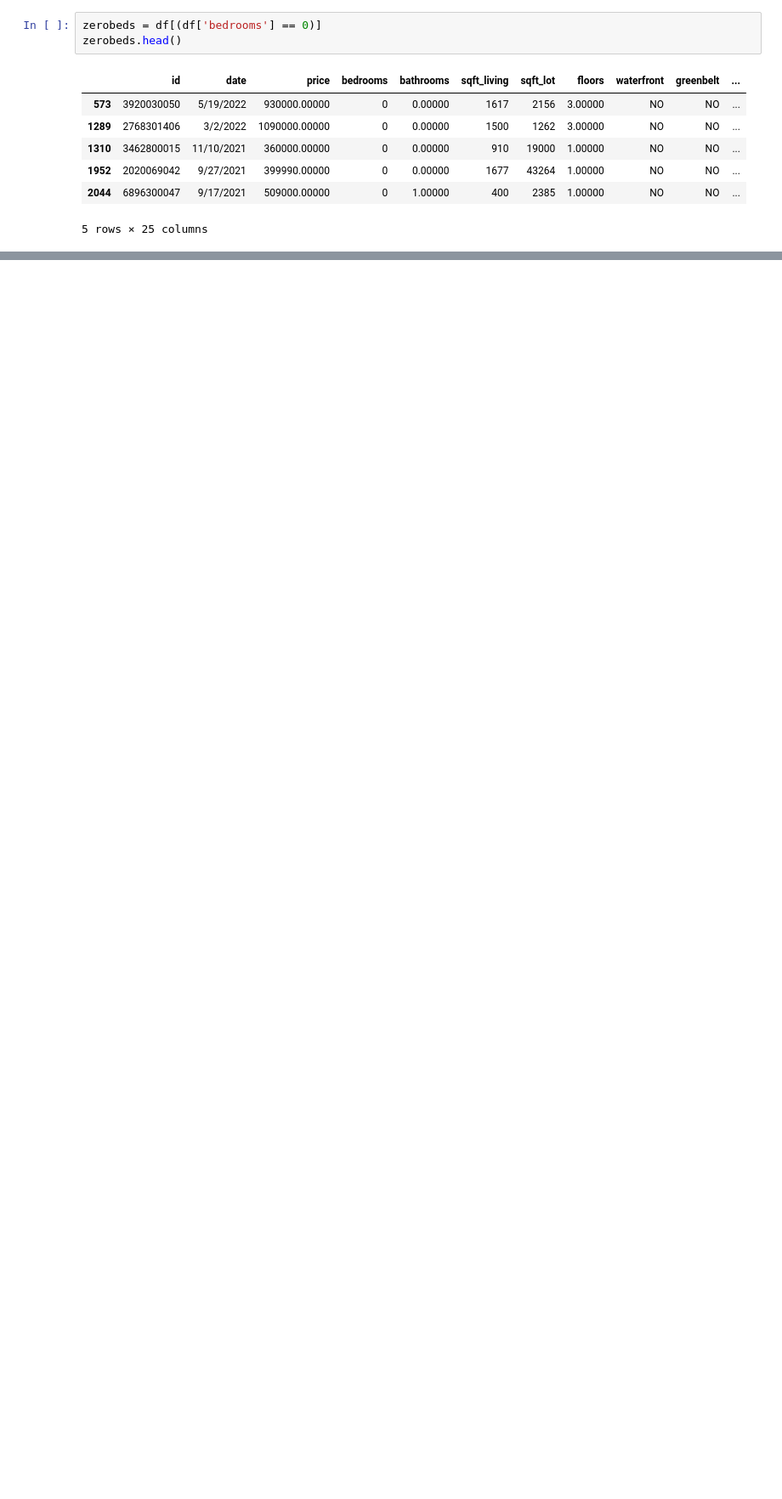
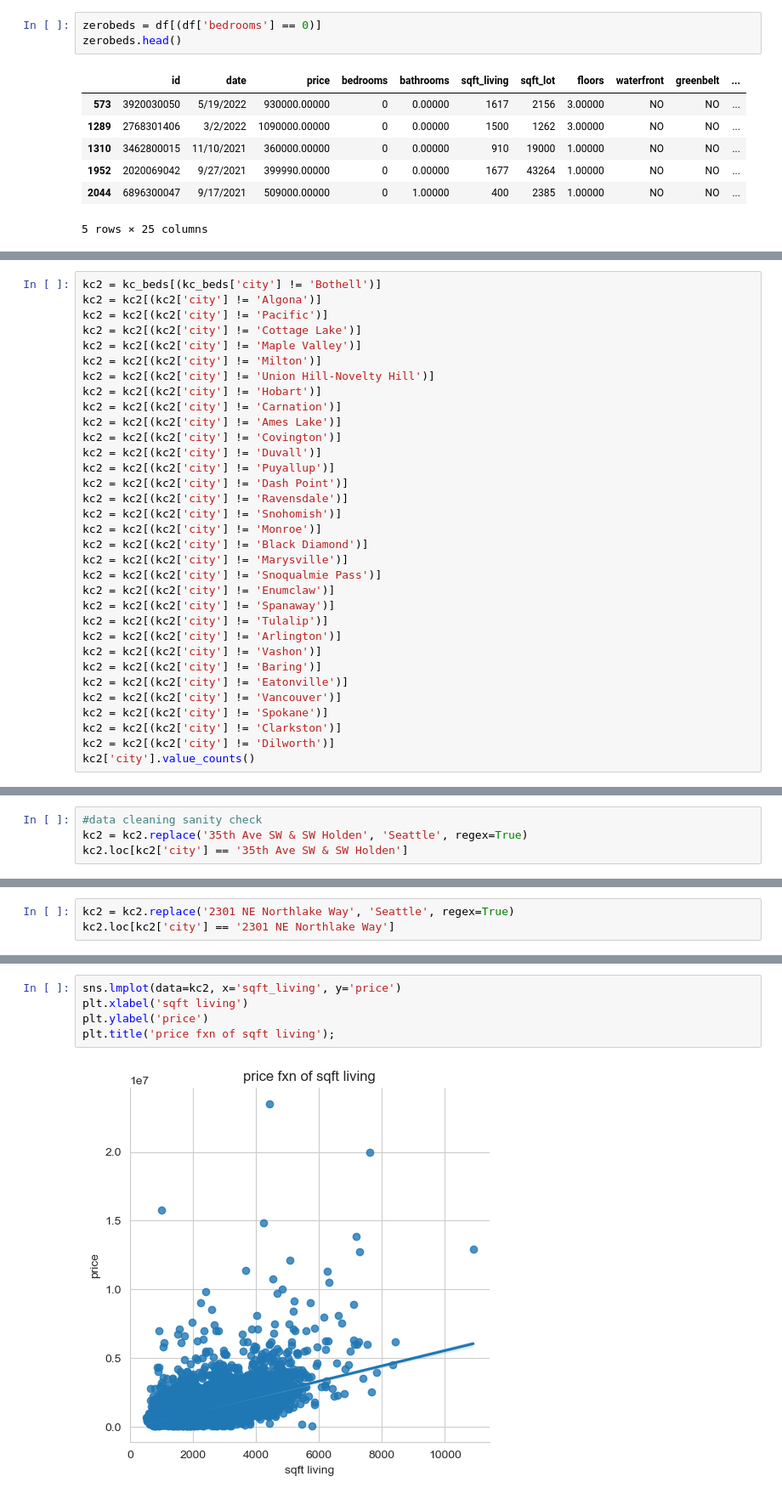
Before and after one commit to leo-schell/phase2project, a Jupyter notebook: notebooks/Leo.ipynb, the cells around one changed output, grey strips where cells are left out. Shown at 85% size. Drawn from its saved outputs; the diff is of its cells as text; blank space fills up the shorter version.

```diff
--- a/notebooks/Leo.ipynb
+++ b/notebooks/Leo.ipynb
@@ -107,0 +388,33 @@ df['sqft.patio'].plt()
+# %%
+kc2 = kc_beds[(kc_beds['city'] != 'Bothell')]
+kc2 = kc2[(kc2['city'] != 'Algona')]
+kc2 = kc2[(kc2['city'] != 'Pacific')]
+kc2 = kc2[(kc2['city'] != 'Cottage Lake')]
+kc2 = kc2[(kc2['city'] != 'Maple Valley')]
+kc2 = kc2[(kc2['city'] != 'Milton')]
+kc2 = kc2[(kc2['city'] != 'Union Hill-Novelty Hill')]
+kc2 = kc2[(kc2['city'] != 'Hobart')]
+kc2 = kc2[(kc2['city'] != 'Carnation')]
+kc2 = kc2[(kc2['city'] != 'Ames Lake')]
+kc2 = kc2[(kc2['city'] != 'Covington')]
+kc2 = kc2[(kc2['city'] != 'Duvall')]
+kc2 = kc2[(kc2['city'] != 'Puyallup')]
+kc2 = kc2[(kc2['city'] != 'Dash Point')]
+kc2 = kc2[(kc2['city'] != 'Ravensdale')]
+kc2 = kc2[(kc2['city'] != 'Snohomish')]
+kc2 = kc2[(kc2['city'] != 'Monroe')]
+kc2 = kc2[(kc2['city'] != 'Black Diamond')]
+kc2 = kc2[(kc2['city'] != 'Marysville')]
+kc2 = kc2[(kc2['city'] != 'Snoqualmie Pass')]
+kc2 = kc2[(kc2['city'] != 'Enumclaw')]
+kc2 = kc2[(kc2['city'] != 'Spanaway')]
+kc2 = kc2[(kc2['city'] != 'Tulalip')]
+kc2 = kc2[(kc2['city'] != 'Arlington')]
+kc2 = kc2[(kc2['city'] != 'Vashon')]
+kc2 = kc2[(kc2['city'] != 'Baring')]
+kc2 = kc2[(kc2['city'] != 'Eatonville')]
+kc2 = kc2[(kc2['city'] != 'Vancouver')]
+kc2 = kc2[(kc2['city'] != 'Spokane')]
+kc2 = kc2[(kc2['city'] != 'Clarkston')]
+kc2 = kc2[(kc2['city'] != 'Dilworth')]
+kc2['city'].value_counts()
@@ -107,0 +447,4 @@ df['sqft.patio'].plt()
+# %%
+#data cleaning sanity check
+kc2 = kc2.replace('35th Ave SW & SW Holden', 'Seattle', regex=True)
+kc2.loc[kc2['city'] == '35th Ave SW & SW Holden']
@@ -107,0 +461,3 @@ df['sqft.patio'].plt()
+# %%
+kc2 = kc2.replace('2301 NE Northlake Way', 'Seattle', regex=True)
+kc2.loc[kc2['city'] == '2301 NE Northlake Way']
@@ -107,0 +518,7 @@ df['sqft.patio'].plt()
+# %%
+sns.lmplot(data=kc2, x='sqft_living', y='price')
+plt.xlabel('sqft living')
+plt.ylabel('price')
+plt.title('price fxn of sqft living');
+# %% [output]
+[figure, added]
```
Also changed, not shown: parts of 59 cells of this notebook.
